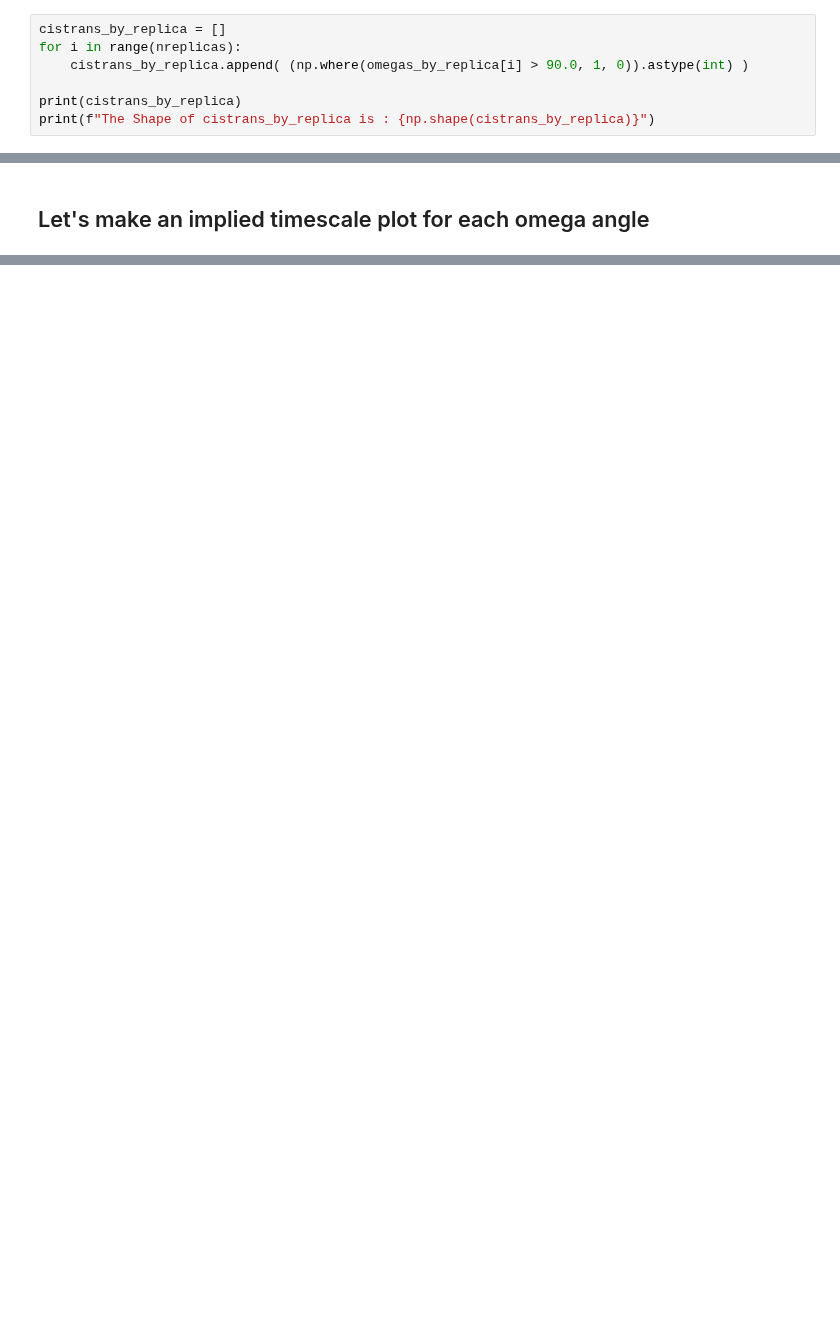
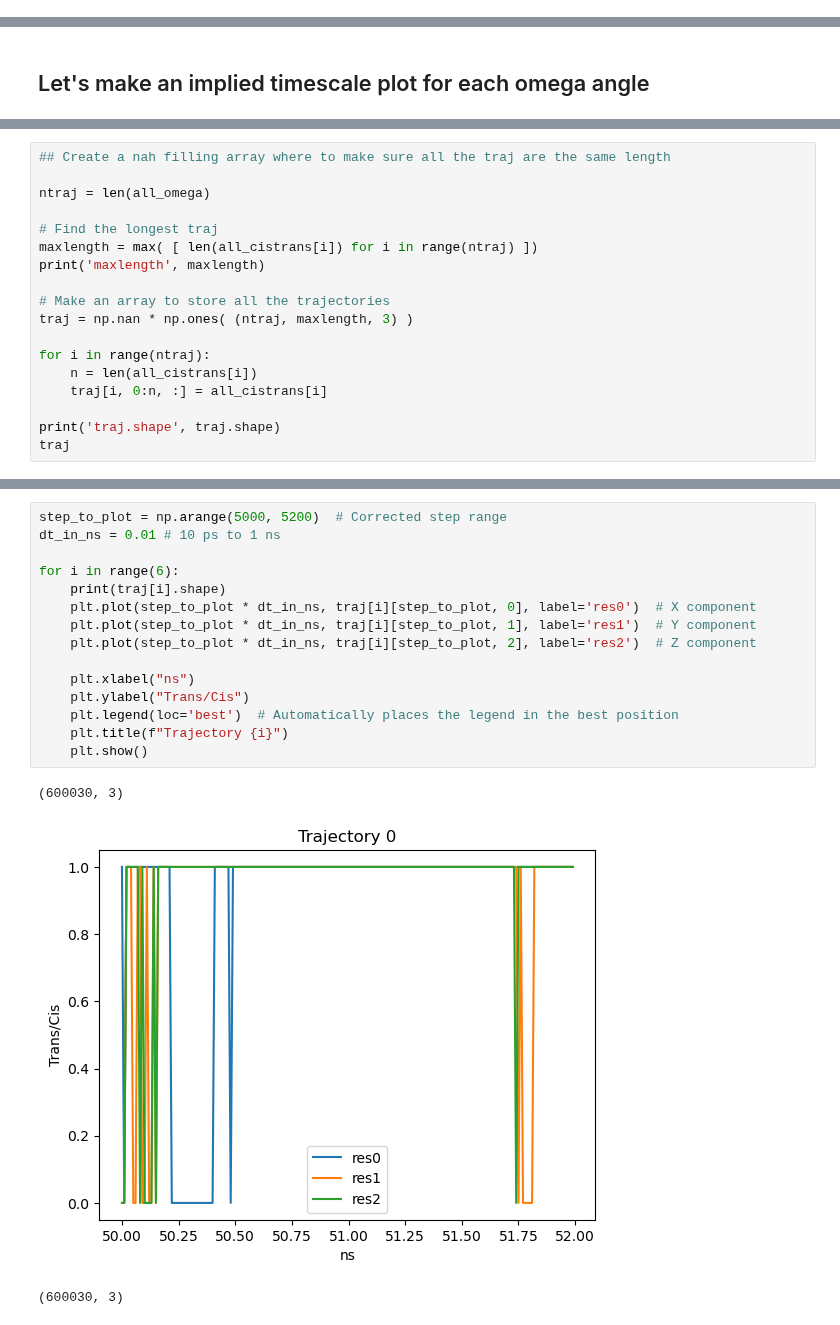
Before and after one commit to starwingc/peptoid_ESM, a Jupyter notebook: HREX/analysis/implied_timescale.ipynb, the cells around one changed output, grey strips where cells are left out. Drawn from its saved outputs; the diff is of its cells as text; blank space fills up the shorter version.

```diff
--- a/HREX/analysis/implied_timescale.ipynb
+++ b/HREX/analysis/implied_timescale.ipynb
@@ -70,7 +38,0 @@ plt.show()
-# %%
-cistrans_by_replica = []
-for i in range(nreplicas):
-    cistrans_by_replica.append( (np.where(omegas_by_replica[i] > 90.0, 1, 0)).astype(int) )
-
-print(cistrans_by_replica)
-print(f"The Shape of cistrans_by_replica is : {np.shape(cistrans_by_replica)}")
@@ -184,0 +214,18 @@ lagtimes = [1, 10, 25, 50, 100, 10100, 20100, 30100, 40100, 50100, 60100, 70100,
+# %%
+## Create a nah filling array where to make sure all the traj are the same length
+
+ntraj = len(all_omega)
+
+# Find the longest traj
+maxlength = max( [ len(all_cistrans[i]) for i in range(ntraj) ])
+print('maxlength', maxlength)
+
+# Make an array to store all the trajectories
+traj = np.nan * np.ones( (ntraj, maxlength, 3) )
+
+for i in range(ntraj):
+    n = len(all_cistrans[i])
+    traj[i, 0:n, :] = all_cistrans[i]
+
+print('traj.shape', traj.shape)
+traj
@@ -184,0 +252,19 @@ lagtimes = [1, 10, 25, 50, 100, 10100, 20100, 30100, 40100, 50100, 60100, 70100,
+# %%
+step_to_plot = np.arange(5000, 5200)  # Corrected step range
+dt_in_ns = 0.01 # 10 ps to 1 ns
+
+for i in range(6):
+    print(traj[i].shape)
+    plt.plot(step_to_plot * dt_in_ns, traj[i][step_to_plot, 0], label='res0')  # X component
+    plt.plot(step_to_plot * dt_in_ns, traj[i][step_to_plot, 1], label='res1')  # Y component
+    plt.plot(step_to_plot * dt_in_ns, traj[i][step_to_plot, 2], label='res2')  # Z component
+
+    plt.xlabel("ns")
+    plt.ylabel("Trans/Cis")
+    plt.legend(loc='best')  # Automatically places the legend in the best position
+    plt.title(f"Trajectory {i}")
+    plt.show()
+# %% [output]
+(600030, 3)
+[figure, added]
+(600030, 3)
```
Also changed, not shown: parts of 24 cells of this notebook, 1 other file.
